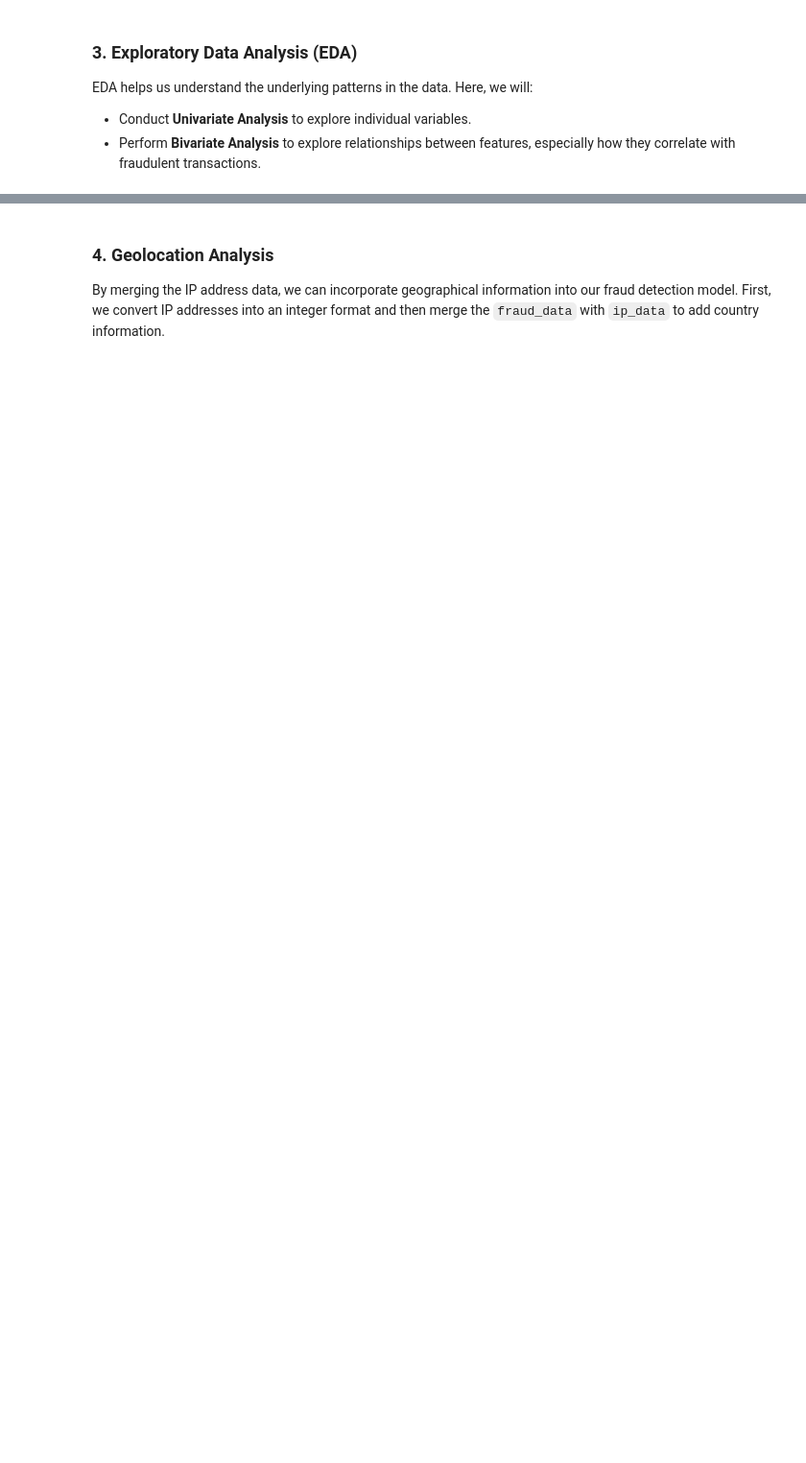
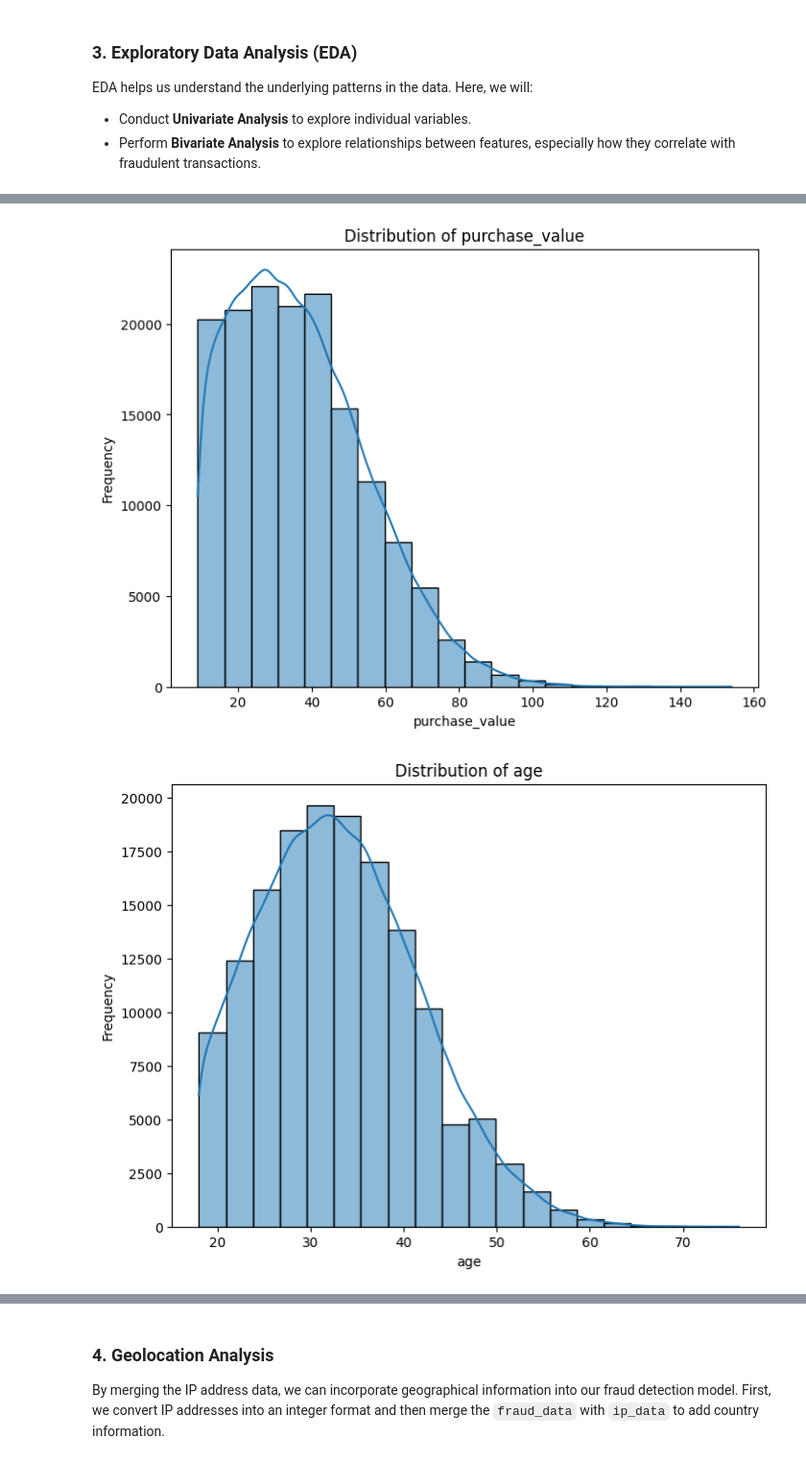
Before and after one commit to Ermi23/Fraud-Detection-and-Credit-Card-Transactions, a Jupyter notebook: notebooks/EDA.ipynb, the cells around one changed output, grey strips where cells are left out. Shown at 96% size. Drawn from its saved outputs; the diff is of its cells as text; code cells hidden in the pictures; blank space fills up the shorter version.

```diff
--- a/notebooks/EDA.ipynb
+++ b/notebooks/EDA.ipynb
@@ -69,11 +69,6 @@ fraud_data = fraud_data.drop_duplicates()
 # Remove duplicate rows
 ip_data = ip_data.drop_duplicates()
 # %%
-
-
-# Drop missing values (if any)
-fraud_data = fraud_data.dropna()
-
 # Correct data types
 fraud_data['signup_time'] = pd.to_datetime(fraud_data['signup_time'])
 fraud_data['purchase_time'] = pd.to_datetime(fraud_data['purchase_time'])
@@ -90,19 +108,26 @@ EDA helps us understand the underlying patterns in the data. Here, we will:
 # %%
 import seaborn as sns
 import matplotlib.pyplot as plt
 
-# Univariate analysis: Age distribution
-plt.figure(figsize=(8,6))
-sns.histplot(fraud_data['age'], bins=20, kde=True)
-plt.title('Distribution of User Age')
-plt.xlabel('Age')
-plt.ylabel('Frequency')
-plt.show()
+# Univariate Analysis: Numerical Features
+numerical_features = ['purchase_value', 'age', 'transaction_count', 'time_to_purchase']
+for feature in numerical_features:
+    plt.figure(figsize=(8,6))
+    sns.histplot(fraud_data[feature], bins=20, kde=True)
+    plt.title(f'Distribution of {feature}')
+    plt.xlabel(feature)
+    plt.ylabel('Frequency')
+    plt.show()
 
-# Bivariate analysis: Purchase value vs. fraud status
-plt.figure(figsize=(8,6))
-sns.boxplot(x='class', y='purchase_value', data=fraud_data)
-plt.title('Purchase Value by Fraud Status')
-plt.xlabel('Fraud Status (0 = Non-fraudulent, 1 = Fraudulent)')
-plt.ylabel('Purchase Value')
-plt.show()
+# Univariate Analysis: Categorical Features
+categorical_features = ['source', 'browser', 'sex', 'class']  # class is the target variable
+for feature in categorical_features:
+    plt.figure(figsize=(8,6))
+    sns.countplot(x=feature, data=fraud_data)
+    plt.title(f'Count Plot of {feature}')
+    plt.xlabel(feature)
+    plt.ylabel('Count')
+    plt.show()
+# %% [output]
+[figure, added]
+[figure, added]
```
Also changed, not shown: parts of 12 cells of this notebook, 1 other file.
